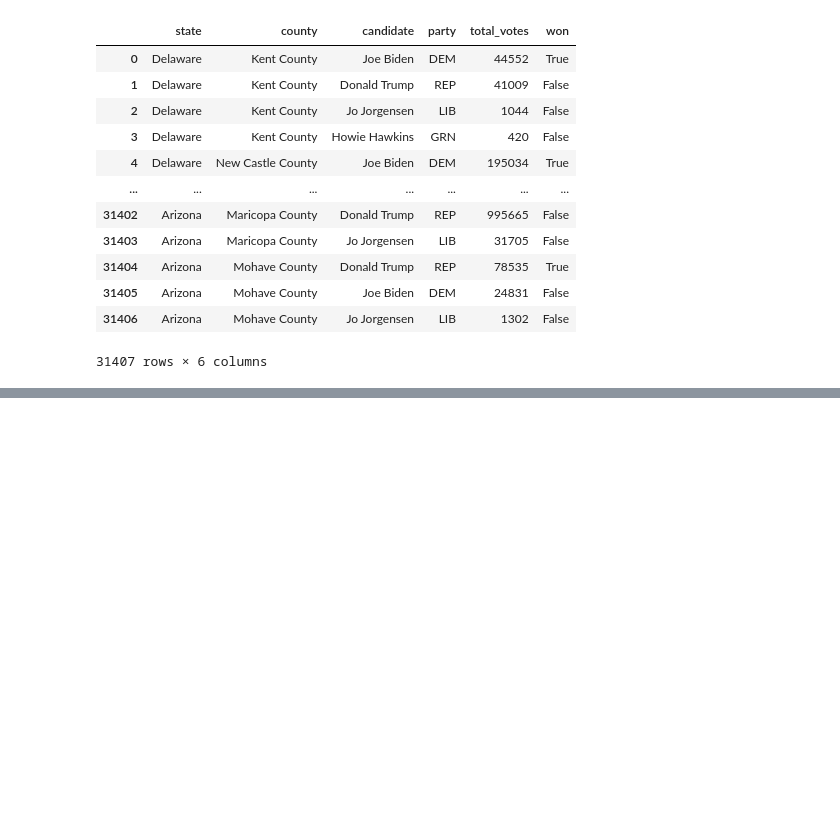
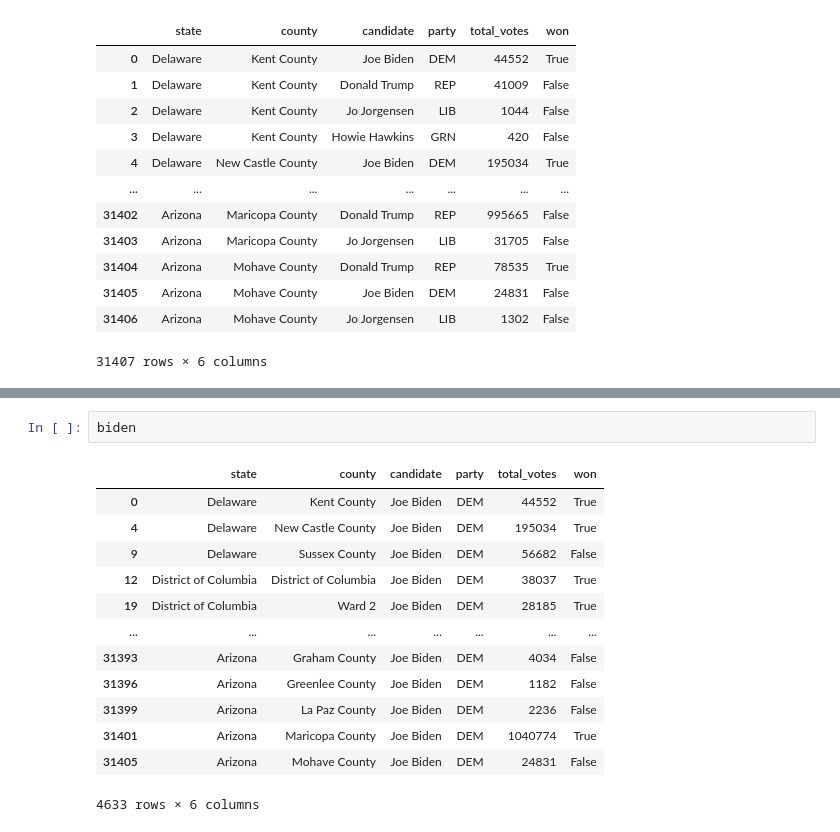
Before and after one commit to knoppin1/COVID-19-Study, a Jupyter notebook: Asignment_09/Assignment_09.ipynb, the cells around one changed output, grey strips where cells are left out. Cells and saved outputs as stored; diff of their text form; blank space fills up the shorter version.

```diff
--- a/Asignment_09/Assignment_09.ipynb
+++ b/Asignment_09/Assignment_09.ipynb
@@ -93,0 +103,16 @@ BadZipFile: ignored
+# %%
+biden
+# %% [output]
+|  | state | county | candidate | party | total_votes | won |
+| 0 | Delaware | Kent County | Joe Biden | DEM | 44552 | True |
+| 4 | Delaware | New Castle County | Joe Biden | DEM | 195034 | True |
+| 9 | Delaware | Sussex County | Joe Biden | DEM | 56682 | False |
+| 12 | District of Columbia | District of Columbia | Joe Biden | DEM | 38037 | True |
+| 19 | District of Columbia | Ward 2 | Joe Biden | DEM | 28185 | True |
+| ... | ... | ... | ... | ... | ... | ... |
+| 31393 | Arizona | Graham County | Joe Biden | DEM | 4034 | False |
+| 31396 | Arizona | Greenlee County | Joe Biden | DEM | 1182 | False |
+| 31399 | Arizona | La Paz County | Joe Biden | DEM | 2236 | False |
+| 31401 | Arizona | Maricopa County | Joe Biden | DEM | 1040774 | True |
+| 31405 | Arizona | Mohave County | Joe Biden | DEM | 24831 | False |
+4633 rows × 6 columns
```
Also changed, not shown: parts of 17 cells of this notebook.
